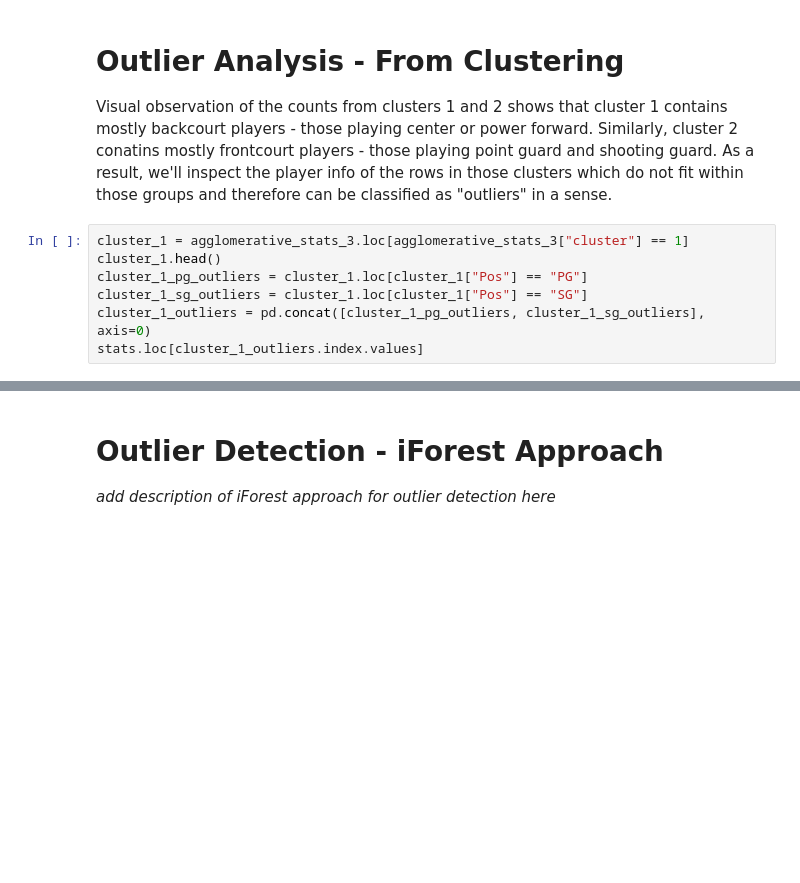
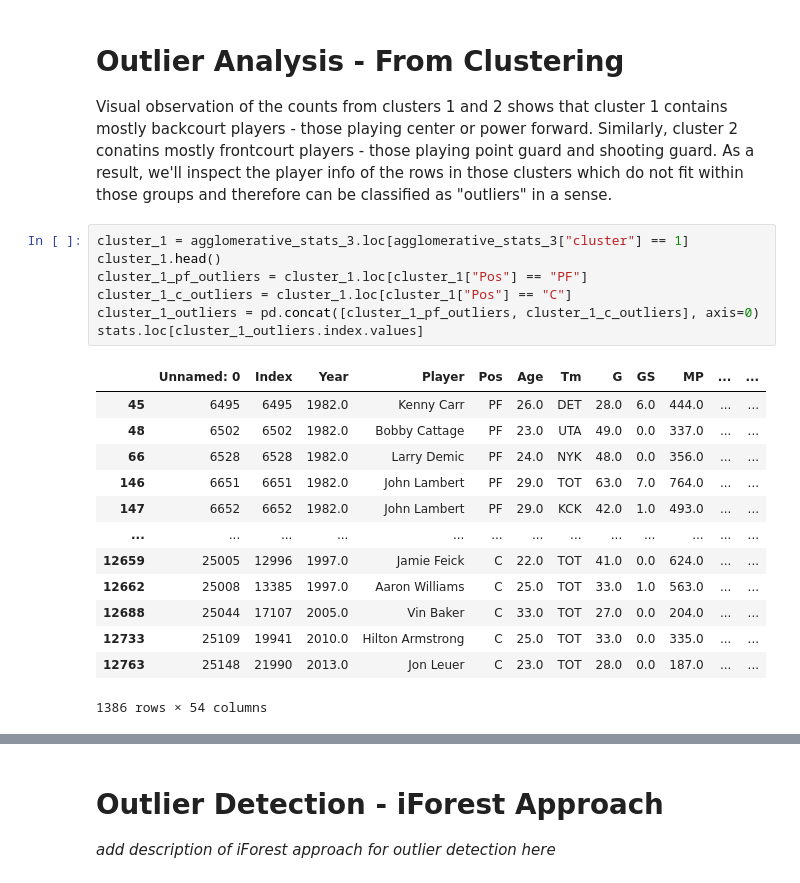
Before and after one commit to shinwookim/NBAPositionify, a Jupyter notebook: main.ipynb, the cells around one changed output, grey strips where cells are left out. Drawn from its saved outputs; the diff is of its cells as text; blank space fills up the shorter version.

```diff
--- a/main.ipynb
+++ b/main.ipynb
@@ -248,10 +367,24 @@ Visual observation of the counts from clusters 1 and 2 shows that cluster 1 cont
 # %%
 cluster_1 = agglomerative_stats_3.loc[agglomerative_stats_3["cluster"] == 1]
 cluster_1.head()
-cluster_1_pg_outliers = cluster_1.loc[cluster_1["Pos"] == "PG"]
-cluster_1_sg_outliers = cluster_1.loc[cluster_1["Pos"] == "SG"]
-cluster_1_outliers = pd.concat([cluster_1_pg_outliers, cluster_1_sg_outliers], axis=0)
+cluster_1_pf_outliers = cluster_1.loc[cluster_1["Pos"] == "PF"]
+cluster_1_c_outliers = cluster_1.loc[cluster_1["Pos"] == "C"]
+cluster_1_outliers = pd.concat([cluster_1_pf_outliers, cluster_1_c_outliers], axis=0)
 stats.loc[cluster_1_outliers.index.values]
+# %% [output]
+|  | Unnamed: 0 | Index | Year | Player | Pos | Age | Tm | G | GS | MP | ... | ... |
+| 45 | 6495 | 6495 | 1982.0 | Kenny Carr | PF | 26.0 | DET | 28.0 | 6.0 | 444.0 | ... | ... |
+| 48 | 6502 | 6502 | 1982.0 | Bobby Cattage | PF | 23.0 | UTA | 49.0 | 0.0 | 337.0 | ... | ... |
+| 66 | 6528 | 6528 | 1982.0 | Larry Demic | PF | 24.0 | NYK | 48.0 | 0.0 | 356.0 | ... | ... |
+| 146 | 6651 | 6651 | 1982.0 | John Lambert | PF | 29.0 | TOT | 63.0 | 7.0 | 764.0 | ... | ... |
+| 147 | 6652 | 6652 | 1982.0 | John Lambert | PF | 29.0 | KCK | 42.0 | 1.0 | 493.0 | ... | ... |
+| ... | ... | ... | ... | ... | ... | ... | ... | ... | ... | ... | ... | ... |
+| 12659 | 25005 | 12996 | 1997.0 | Jamie Feick | C | 22.0 | TOT | 41.0 | 0.0 | 624.0 | ... | ... |
+| 12662 | 25008 | 13385 | 1997.0 | Aaron Williams | C | 25.0 | TOT | 33.0 | 1.0 | 563.0 | ... | ... |
+| 12688 | 25044 | 17107 | 2005.0 | Vin Baker | C | 33.0 | TOT | 27.0 | 0.0 | 204.0 | ... | ... |
+| 12733 | 25109 | 19941 | 2010.0 | Hilton Armstrong | C | 25.0 | TOT | 33.0 | 0.0 | 335.0 | ... | ... |
+| 12763 | 25148 | 21990 | 2013.0 | Jon Leuer | C | 23.0 | TOT | 28.0 | 0.0 | 187.0 | ... | ... |
+1386 rows × 54 columns
 # %%
 cluster_2 = agglomerative_stats_3.loc[agglomerative_stats_3["cluster"] == 2]
 cluster_2.head()
```
Also changed, not shown: parts of 21 cells of this notebook, 1 other file.
